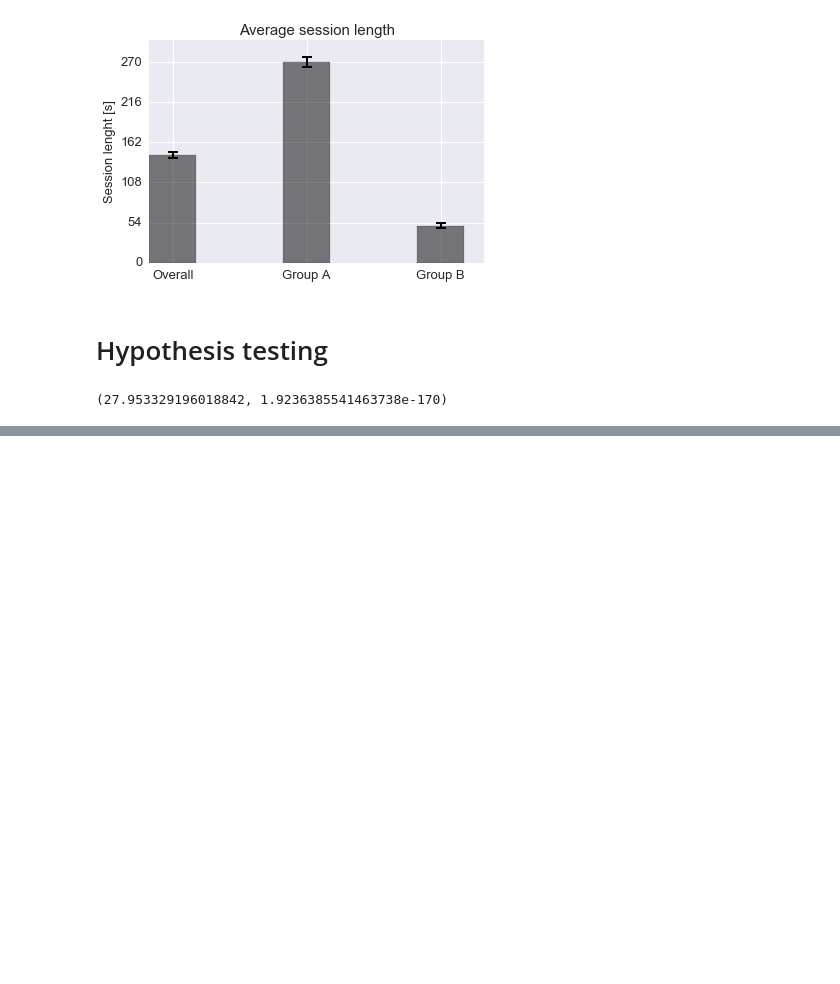
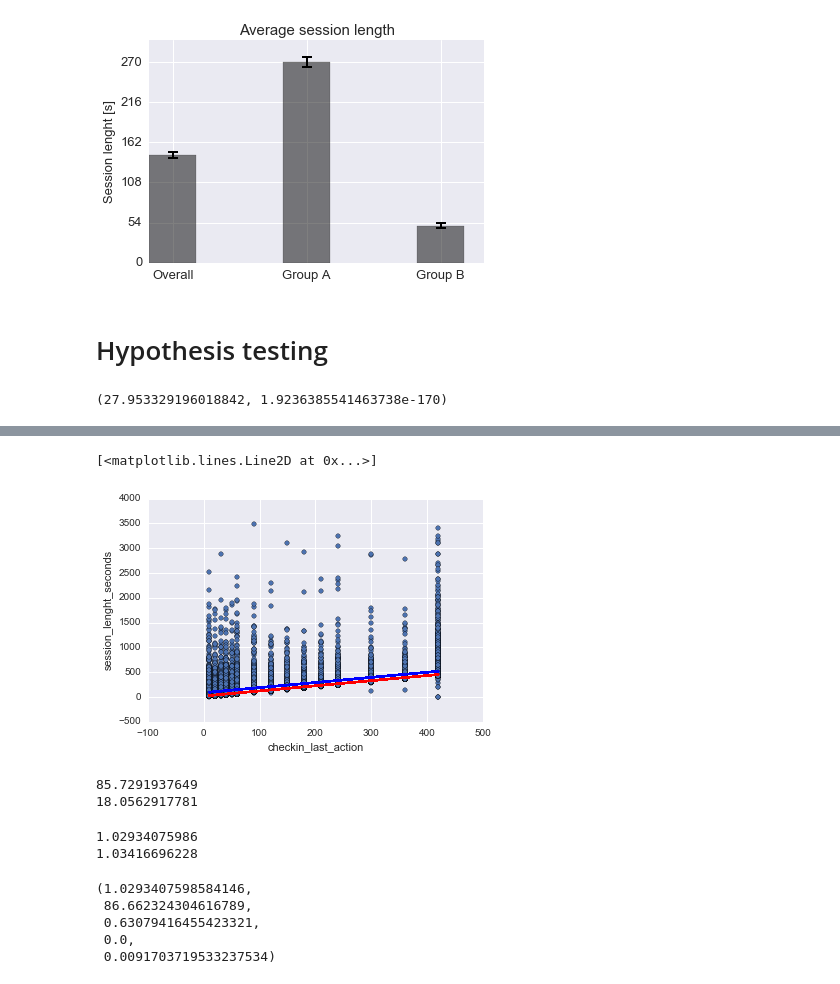
Before and after one commit to zuzannna/AB-Testing-Bayes, a Jupyter notebook: AB_Testing_Bayes.ipynb, the cells around one changed output, grey strips where cells are left out. Cells and saved outputs as stored; diff of their text form; code cells hidden in the pictures; blank space fills up the shorter version.

```diff
--- a/AB_Testing_Bayes.ipynb
+++ b/AB_Testing_Bayes.ipynb
@@ -163,0 +261,35 @@ ttest_ind(a_length.session_lenght_seconds,b_length.session_lenght_seconds, equal
+# %%
+alpha, beta = least_squares_fit(all_length_cut.checkin_last_action, all_length_cut.session_lenght_seconds)
+alphaA, betaA = least_squares_fit(a_length_cut.checkin_last_action, a_length_cut.session_lenght_seconds)
+alphaB, betaB = least_squares_fit(b_length_cut.checkin_last_action, b_length_cut.session_lenght_seconds)
+# %%
+all_length_cut.plot(kind='scatter', x='checkin_last_action', y='session_lenght_seconds')
+#plt.plot(all_length_cut.checkin_last_action, alpha*all_length_cut.checkin_last_action + beta)
+plt.plot(all_length_cut.checkin_last_action, alpha+all_length_cut.checkin_last_action*beta, 'k-')
+plt.plot(a_length_cut.checkin_last_action, alphaA+a_length_cut.checkin_last_action*betaA, 'b-')
+plt.plot(b_length_cut.checkin_last_action, alphaB+b_length_cut.checkin_last_action*betaB, 'r-')
+# %% [output]
+[<matplotlib.lines.Line2D at 0x...>]
+[figure, added]
+# %%
+print alphaA
+print alphaB
+# %% [output]
+85.7291937649
+18.0562917781
+# %%
+print betaA
+print betaB
+# %% [output]
+1.02934075986
+1.03416696228
+# %%
+from scipy.stats import linregress
+
+linregress(all_length_cut.checkin_last_action, all_length_cut.session_lenght_seconds) #x and y are arrays or lists.
+# %% [output]
+(1.0293407598584146,
+ 86.662324304616789,
+ 0.63079416455423321,
+ 0.0,
+ 0.0091703719533237534)
```
Also changed, not shown: parts of 6 cells of this notebook.
